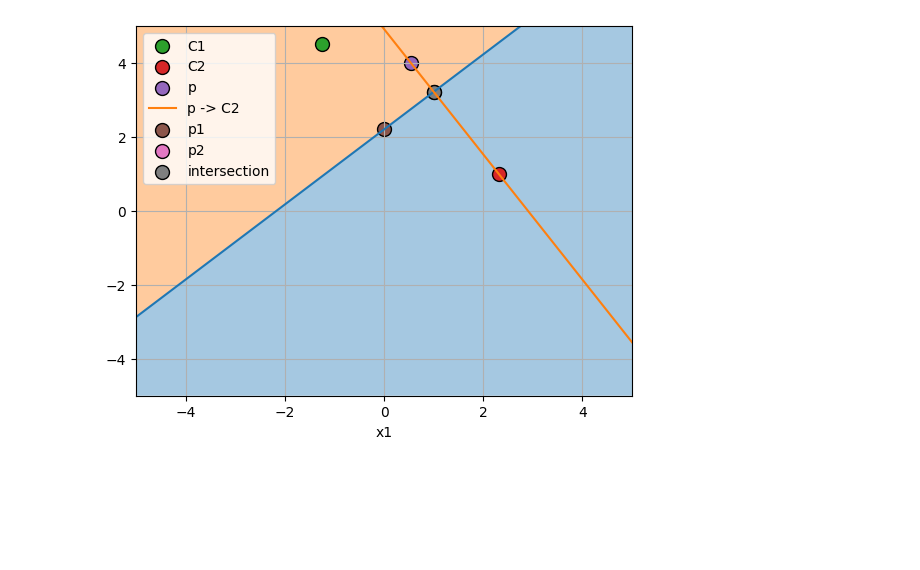
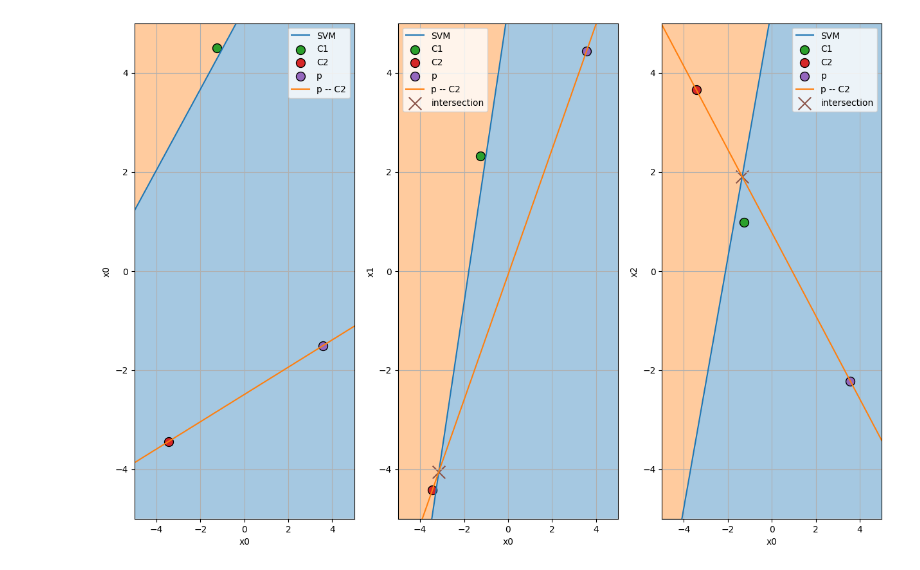
Before and after one commit to IOHprofiler/ModularCMAES, a Jupyter notebook: project.ipynb, the cells around one changed output. Cells and saved outputs as stored; diff of their text form; code cells hidden in the pictures; blank space fills up the shorter version.

```diff
--- a/project.ipynb
+++ b/project.ipynb
@@ -7,7 +7,7 @@ np.random.seed(42)
 
 lb = -5
 ub = 5
-dim = 2
+dim = 4
 n = 2
 centroids = np.random.uniform(lb, ub, (n, dim))
 svm = SVC(kernel="linear").fit(centroids, range(n))
@@ -31,41 +31,45 @@ def intersect_p(a1, a2, b1, b2):
 
 p = np.random.uniform(ub, lb, (1, dim))
 # %%
-ax = plt.figure().add_subplot()
-x = np.linspace(lb, ub)
-y = 1
-boundary = h(x)[y-1]
-ax.plot(x, boundary)
-ax.fill_between(x, np.ones(len(x))*-5, boundary, alpha=.4)
-ax.fill_between(x, np.ones(len(x))*5, boundary, alpha=.4)
+n = dim - 1
+r = 1
+c = 3
+f, axes = plt.subplots(r, c,  figsize=(15, 10))
+for y, ax in enumerate(axes.ravel()[:dim-1], 1):
+    x = np.linspace(lb, ub)
+    boundary = h(x)[y-1]
+    ax.plot(x, boundary, label="SVM")
+    ax.fill_between(x, np.ones(len(x))*-5, boundary, alpha=.4)
+    ax.fill_between(x, np.ones(len(x))*5, boundary, alpha=.4)
 
-for i, c in enumerate(centroids):
-    ax.scatter(c[0], c[y],  label=f"C{i+1}", edgecolors='black', s=100)
+    for i, c in enumerate(centroids):
+        ax.scatter(c[0], c[y],  label=f"C{i+1}", edgecolors='black', s=100)
 
-target, *_ = svm.predict(p)
-ci = abs(target - 1)
-ax.scatter(p[:, 0], p[:, y], label="p", edgecolors='black',  s=100)
+    target, *_ = svm.predict(p)
+    ci = abs(target - 1)
+    ax.scatter(p[:, 0], p[:, y], label="p", edgecolors='black',  s=100)
 
-c = centroids[ci]
-direction = p - c
-theta = (p.T + x * direction.T)
-ax.plot(theta[0], theta[y], label=f"p -> C{ci+1}")
+    c = centroids[ci]
+    direction = p - c
+    theta = (p.T + x * direction.T)
+    ax.plot(theta[0], theta[y], label=f"p -- C{ci+1}")
 
-t1, t2 = 0, 1
-p1 = np.r_[t1, h(t1).ravel()]
-p2 = np.r_[t2, h(t2).ravel()]
+    t1, t2 = 0, 1
+    a1 = np.r_[t1, h(t1).ravel()]
+    a2 = np.r_[t2, h(t2).ravel()]
+    b1, b2 = p.flatten(), c.flatten()
 
-ax.scatter(p1[0], p1[y], label="p1", edgecolors='black', s=100)
-ax.scatter(p2[0], p2[y], label="p2", edgecolors='black', s=100)
+    idx = [0, y]
+    isc = intersect_p(a1[idx], a2[idx], b1[idx], b2[idx])
+    if ((isc > lb) & (isc < ub)).all():
+        ax.scatter(*isc, label="intersection", marker="x", s=200)
 
-isc = intersect_p(p1, p2, p.ravel(), c.ravel())
-ax.scatter(isc[0], isc[y], label="intersection", edgecolors='black', s=100)
 
-ax.legend()
-ax.grid()
-ax.set_xlabel(f"x{x}")
-ax.set_xlabel(f"x{y}")
-ax.set_xlim(lb, ub)
-ax.set_ylim(lb, ub);
+    ax.legend()
+    ax.grid()
+    ax.set_xlabel(f"x0")
+    ax.set_ylabel(f"x{y-1}")
+    ax.set_xlim(lb, ub)
+    ax.set_ylim(lb, ub);
 # %% [output]
-[figure, old version]
+[figure, new version]
```
Also changed, not shown: 2 other files.
